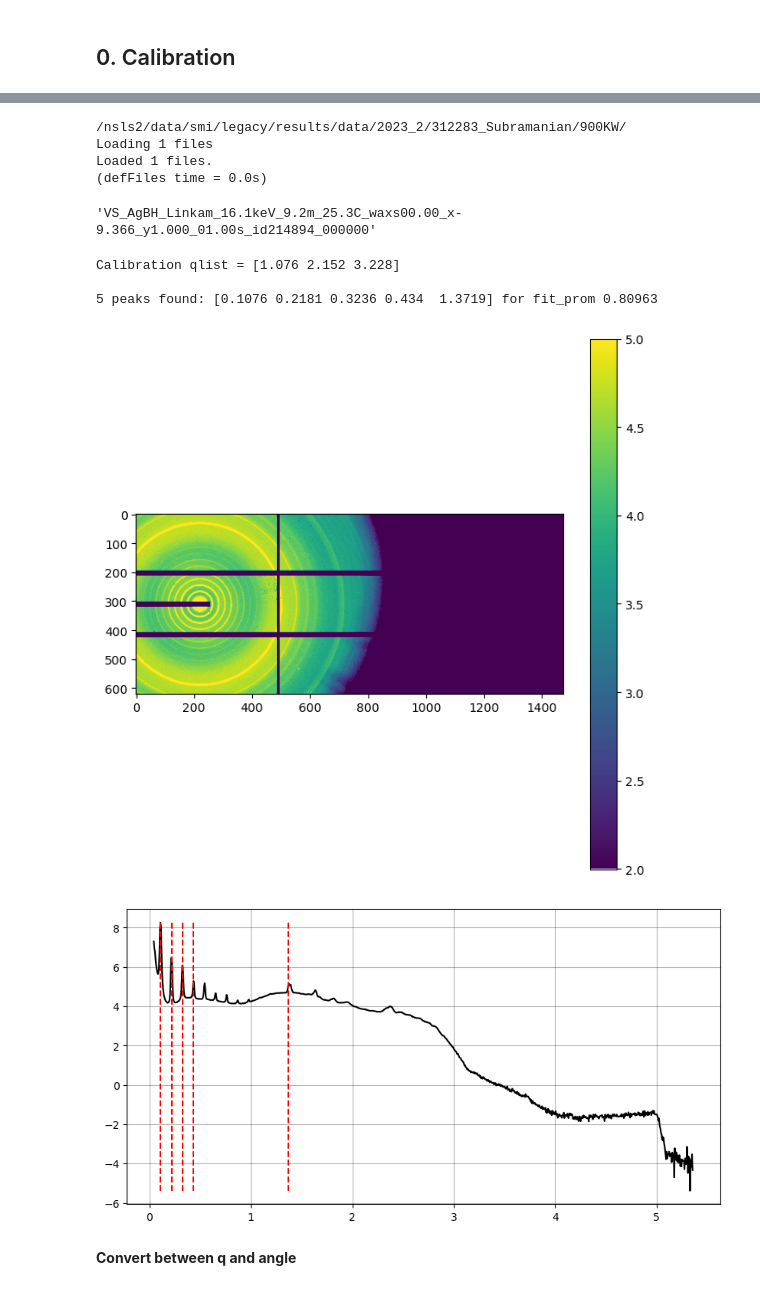
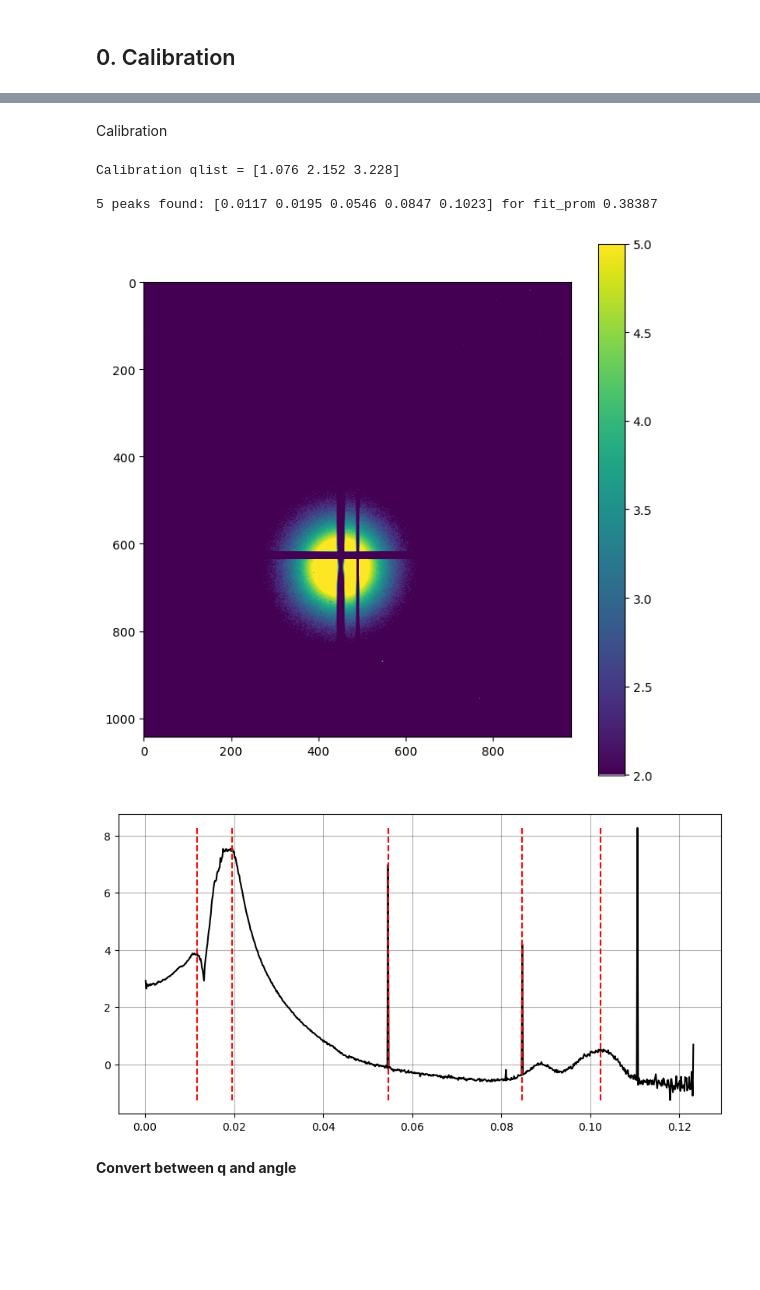
Before and after one commit to CFN-softbio/SciAnalysis, a Jupyter notebook: examples/beamlines/NSLSII_12ID_SMI/UShell/SciAnalysis_Basic_v1_SMI.ipynb, the cells around one changed output, grey strips where cells are left out. Drawn from its saved outputs; the diff is of its cells as text; code cells hidden in the pictures; blank space fills up the shorter version.

```diff
--- a/examples/beamlines/NSLSII_12ID_SMI/UShell/SciAnalysis_Basic_v1_SMI.ipynb
+++ b/examples/beamlines/NSLSII_12ID_SMI/UShell/SciAnalysis_Basic_v1_SMI.ipynb
@@ -75,0 +79,12 @@ __Find bad pixels (if needed)__
+# %%
+EXPR_DIR = '/nsls2/data/smi/legacy/results/data/2023_3/312437_Jones/1M/'
+pattern = '*Ag*'
+infiles = glob.glob(os.path.join(EXPR_DIR, pattern+'.tif'))
+print(infiles)
+
+data = Data2DScattering()
+data.load(infiles[-1])
+img = data.data
+
+%matplotlib inline
+plt.figure(1); plt.imshow(np.log(img+3), vmin=0, vmax=3); plt.colorbar()
@@ -75,0 +139,6 @@ __Find bad pixels (if needed)__
+# %%
+## Save to PNG, for use in SciAnalysi
+from PIL import Image as im
+mask_bkg = ~mask_bkg
+mask = im.fromarray(mask_bkg)
+mask.save('mask_SAXS_auto.png')
@@ -76,9 +150,12 @@ __Find bad pixels (if needed)__
 # %%
-EXPR_DIR = '/nsls2/data/smi/legacy/results/data/2023_2/312283_Subramanian/900KW/'
-exp = Experiment.experiment('VS', folder=EXPR_DIR, det='WAXS', beamline='None', ext='tif', series_measure=False) ##Experiment name: rbitrary or related to the sample name
-pattern = 'VS*Ag*waxs00*94*'
+#EXPR_DIR = '/nsls2/data/smi/legacy/results/data/2023_2/312283_Subramanian/900KW/'
+EXPR_DIR = '/nsls2/data/smi/legacy/results/data/2023_3/312437_Jones/1M/'
+exp = Experiment.experiment('MJ', folder=EXPR_DIR, det='SAXS', beamline='None', ext='tif', series_measure=False) ##Experiment name: rbitrary or related to the sample name
+pattern = '*Ag*'
 
 exp.defFiles(fn=pattern, source_dir = EXPR_DIR, verbose=1)
 infiles = exp.dict['rawinfo']['filename']
 Nfiles = len(infiles)
+
+exp.dict['rawinfo']['filename'][0]
 # %% [output]
@@ -94,23 +167,8 @@ Loaded 1 files.
-# %%
-EXPR_DIR = '/nsls2/data/smi/legacy/results/data/2023_2/312283_Subramanian/900KW/'
-exp = Experiment.experiment('VS', folder=EXPR_DIR, det='WAXS', beamline='None', ext='tif', series_measure=False) ##Experiment name: rbitrary or related to the sample name
-pattern = 'VS*Ag*waxs00*94*'
-
-exp.defFiles(fn=pattern, source_dir = EXPR_DIR, verbose=1)
-infiles = exp.dict['rawinfo']['filename']
-Nfiles = len(infiles)
-# %% [output]
-/nsls2/data/smi/legacy/results/data/2023_2/312283_Subramanian/900KW/
-Loading 1 files
-Loaded 1 files.
-(defFiles time = 0.0s)
-# %%
-exp.dict['rawinfo']['filename'][0]
-# %% [output]
-'VS_AgBH_Linkam_16.1keV_9.2m_25.3C_waxs00.00_x-9.366_y1.000_01.00s_id214894_000000'
+# %% [markdown]
+Calibration
 # %%
-ANALYSIS_DIR = '/nsls2/data/smi/legacy/results/analysis/2023_2/312283_Subramanian'
-if 1: #WAXS
+ANALYSIS_DIR = '/nsls2/data/smi/legacy/results/analysis/2023_3/312437_Jones'
+if 0: #WAXS
     calibration = Calibration(wavelength_A=0.770088)
     calibration.set_image_size(1475, height=619)   # Pilatus900KW
     calibration.set_pixel_size(pixel_size_um=172.0)
@@ -165,37 +223,37 @@ if 1:
     qlist = []
     if 'AgBH' in run_args and run_args['AgBH']:
         q0 = 1.076
         num_rings = 3
         qlist.extend(q0*np.arange(1,num_rings+1))
 
     if 'CeO2' in run_args and run_args['CeO2']:
         q0 = (2*np.pi/5.411)*np.sqrt(3)          # A^-1, (111)
         qlist.extend( ( q0/np.sqrt(3) )*np.array((np.sqrt(3), 2, np.sqrt(8),np.sqrt(11),np.sqrt(12),np.sqrt(16),np.sqrt(19),  np.sqrt(20)))  )
 
     qlist.sort();     qlist = np.asarray(qlist)
     print('\nCalibration qlist = {}\n'.format(qlist))
 
     if 0:
         for q in qlist:
             region = data.calibration.q_map()
             region = np.ma.masked_where(abs(region-q)>dq, region)
             plt.imshow(region, cmap='plasma')
 
 ## Plot 1D
 if 1:
     flag_log = 1
     plt.figure(2, figsize=(10,5)); plt.clf()
     q_peaks = Tools.plot_peaks(line_plot, N_peaks_find = 5, fit_param=[0, 1, 0.001], flag_log=flag_log, line_color='k', label_color='r', roundup=3, verbose=0)  #Tools.rand_color(0.5, 0.8)
 
     y_range = [np.min(line_plot.y), np.max(line_plot.y)]
     qlist[qlist > np.max(line_plot.x)] = None
-    #Tools.label_peaks(qlist, flag_log=flag_log, y_range = y_range, color='g', verbose=0)
+    Tools.label_peaks(qlist, flag_log=flag_log, y_range = y_range, color='g', verbose=0)
 # %% [output]
 Calibration qlist = [1.076 2.152 3.228]
 
-5 peaks found: [0.1076 0.2181 0.3236 0.434  1.3719] for fit_prom 0.80963
+5 peaks found: [0.0117 0.0195 0.0546 0.0847 0.1023] for fit_prom 0.38387
-[figure, old version]
+[figure, new version]
-[figure, old version]
+[figure, new version]
 # %% [markdown]
 __Convert between q and angle__
 # %%
```
Also changed, not shown: parts of 27 cells of this notebook.
